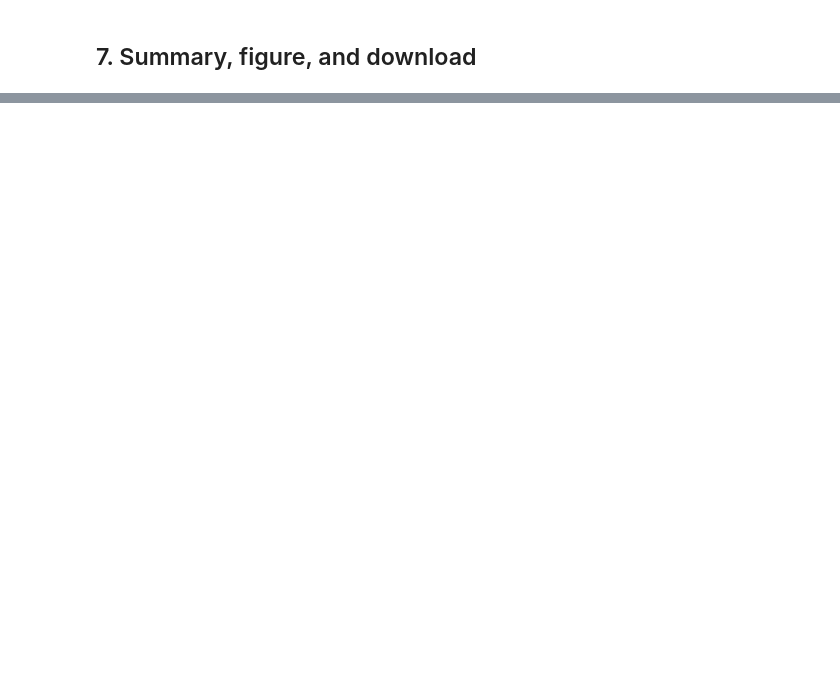
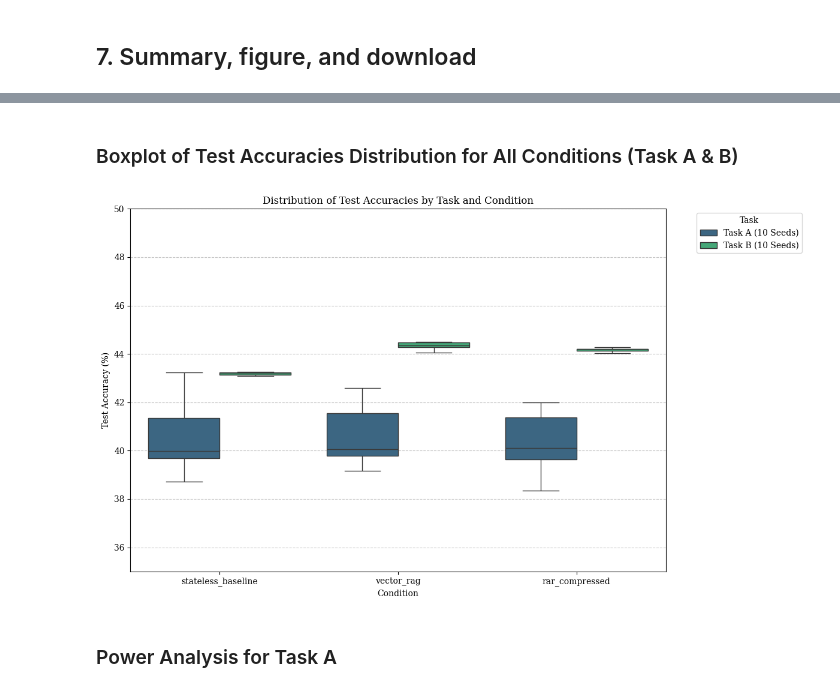
Before and after one commit to Tahir-yamin/recursive-autonomy-research, a Jupyter notebook: colab/RAR_Colab_Campaign.ipynb, the cells around one changed output, grey strips where cells are left out. Saved outputs shown, nothing was run; the diff lists cells and outputs as text; code cells hidden in the pictures; blank space fills up the shorter version.

```diff
--- a/colab/RAR_Colab_Campaign.ipynb
+++ b/colab/RAR_Colab_Campaign.ipynb
@@ -102,0 +1046,53 @@ except Exception as e:
+# %% [markdown]
+### Boxplot of Test Accuracies Distribution for All Conditions (Task A & B)
+# %%
+import matplotlib.pyplot as plt
+import seaborn as sns
+import pandas as pd
+import json
+import numpy as np
+
+# Load data for Task A
+with open('/content/pilot_results_taskA.json', 'r') as f:
+    taskA_data = json.load(f)
+
+# Load data for Task B
+with open('/content/pilot_results_taskB.json', 'r') as f:
+    taskB_data = json.load(f)
+
+# Extract raw test accuracies for Task A
+accuracies_A = []
+for condition in ['stateless_baseline', 'vector_rag', 'rar_compressed']:
+    for acc in taskA_data['data']['conditions'][condition]['test_accuracies']:
+        accuracies_A.append({
+            'Task': 'Task A (10 Seeds)',
+            'Condition': condition,
+            'Accuracy': acc * 100
+        })
+
+# Extract raw test accuracies for Task B
+accuracies_B = []
+for condition in ['stateless_baseline', 'vector_rag', 'rar_compressed']:
+    for acc in taskB_data['data']['conditions'][condition]['test_accuracies']:
+        accuracies_B.append({
+            'Task': 'Task B (10 Seeds)',
+            'Condition': condition,
+            'Accuracy': acc * 100
+        })
+
+df_accuracies = pd.DataFrame(accuracies_A + accuracies_B)
+
+plt.figure(figsize=(12, 7))
+sns.boxplot(x='Condition', y='Accuracy', hue='Task', data=df_accuracies, palette='viridis')
+plt.title('Distribution of Test Accuracies by Task and Condition')
+plt.ylabel('Test Accuracy (%)')
+plt.xlabel('Condition')
+plt.ylim(35, 50) # Keep y-axis consistent with bar chart for comparison
+plt.legend(title='Task', bbox_to_anchor=(1.05, 1), loc='upper left')
+plt.grid(axis='y', linestyle='--', alpha=0.7)
+plt.tight_layout()
+plt.show()
+# %% [output]
+[figure, added]
+# %% [markdown]
+### Power Analysis for Task A
```
Also changed, not shown: parts of 51 cells of this notebook.
